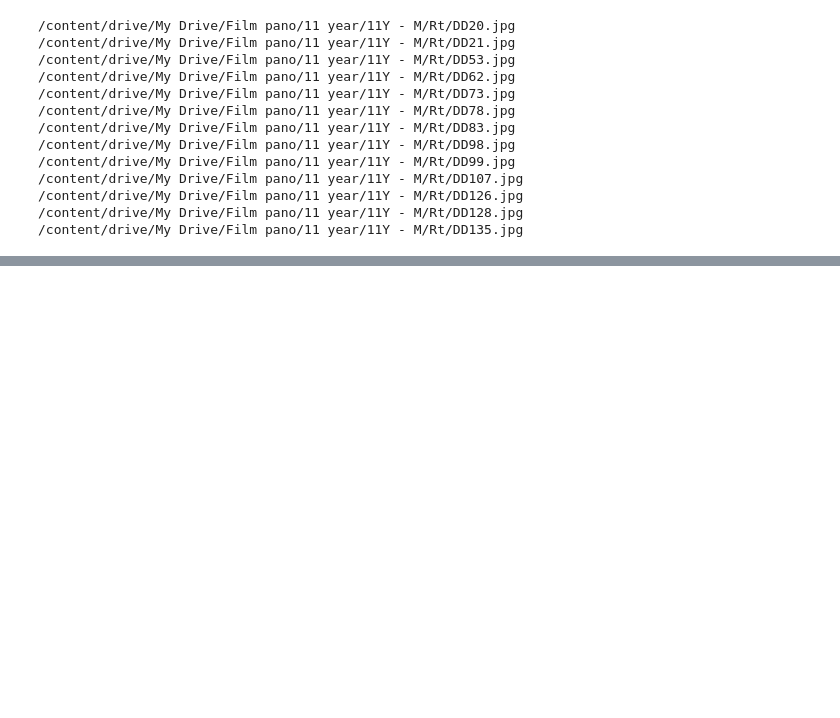
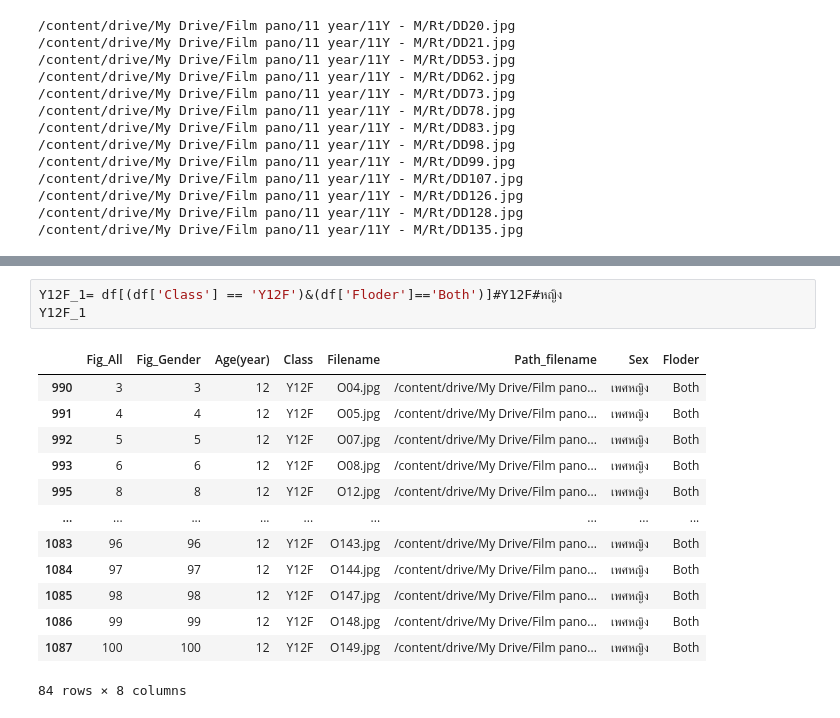
Before and after one commit to Wanita-8943/efficientnet_keras_transfer_learning, a Jupyter notebook: ตัดรูป.ipynb, the cells around one changed output, grey strips where cells are left out. Cells and saved outputs as stored; diff of their text form; blank space fills up the shorter version.

```diff
--- a/ตัดรูป.ipynb
+++ b/ตัดรูป.ipynb
@@ -1705,0 +1709,17 @@ for i in path:
+# %%
+Y12F_1= df[(df['Class'] == 'Y12F')&(df['Floder']=='Both')]#Y12F#หญิง
+Y12F_1
+# %% [output]
+|  | Fig_All | Fig_Gender | Age(year) | Class | Filename | Path_filename | Sex | Floder |
+| 990 | 3 | 3 | 12 | Y12F | O04.jpg | /content/drive/My Drive/Film pano... | เพศหญิง | Both |
+| 991 | 4 | 4 | 12 | Y12F | O05.jpg | /content/drive/My Drive/Film pano... | เพศหญิง | Both |
+| 992 | 5 | 5 | 12 | Y12F | O07.jpg | /content/drive/My Drive/Film pano... | เพศหญิง | Both |
+| 993 | 6 | 6 | 12 | Y12F | O08.jpg | /content/drive/My Drive/Film pano... | เพศหญิง | Both |
+| 995 | 8 | 8 | 12 | Y12F | O12.jpg | /content/drive/My Drive/Film pano... | เพศหญิง | Both |
+| ... | ... | ... | ... | ... | ... | ... | ... | ... |
+| 1083 | 96 | 96 | 12 | Y12F | O143.jpg | /content/drive/My Drive/Film pano... | เพศหญิง | Both |
+| 1084 | 97 | 97 | 12 | Y12F | O144.jpg | /content/drive/My Drive/Film pano... | เพศหญิง | Both |
+| 1085 | 98 | 98 | 12 | Y12F | O147.jpg | /content/drive/My Drive/Film pano... | เพศหญิง | Both |
+| 1086 | 99 | 99 | 12 | Y12F | O148.jpg | /content/drive/My Drive/Film pano... | เพศหญิง | Both |
+| 1087 | 100 | 100 | 12 | Y12F | O149.jpg | /content/drive/My Drive/Film pano... | เพศหญิง | Both |
+84 rows × 8 columns
```
Also changed, not shown: parts of 17 cells of this notebook.
